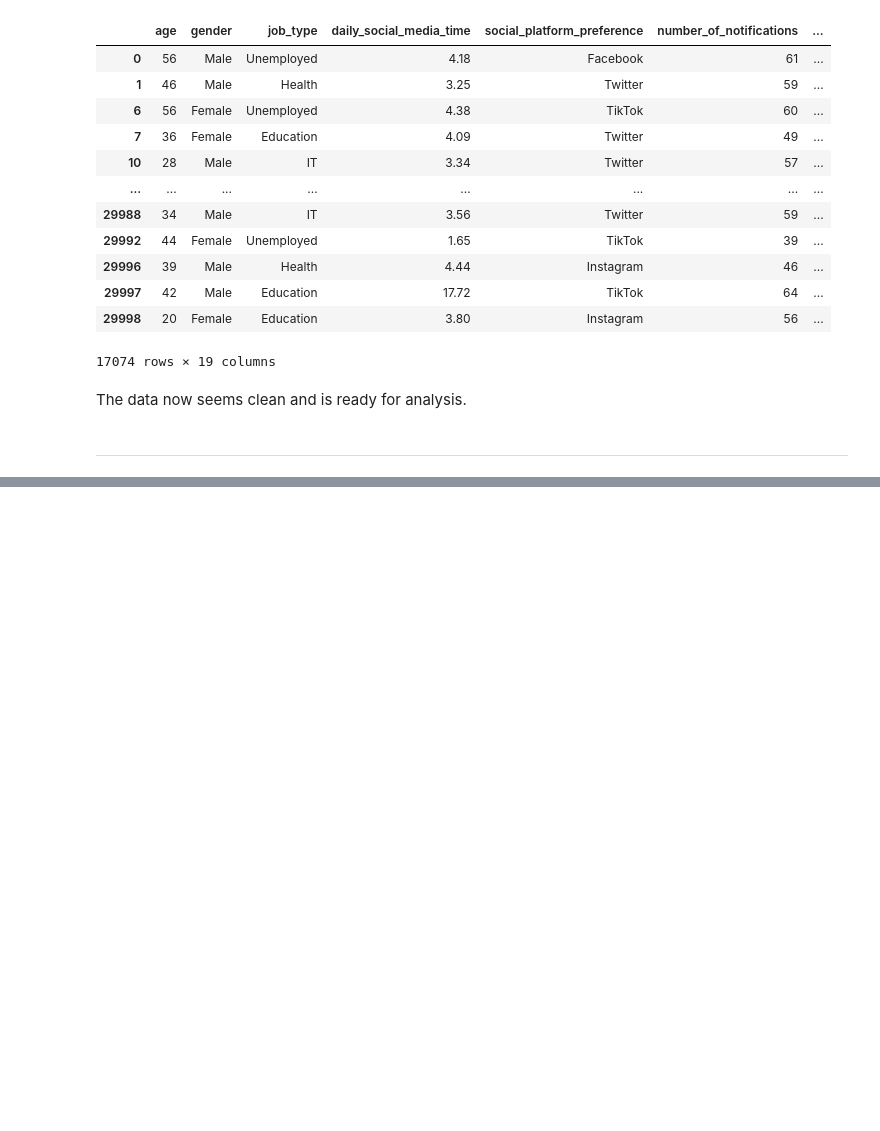
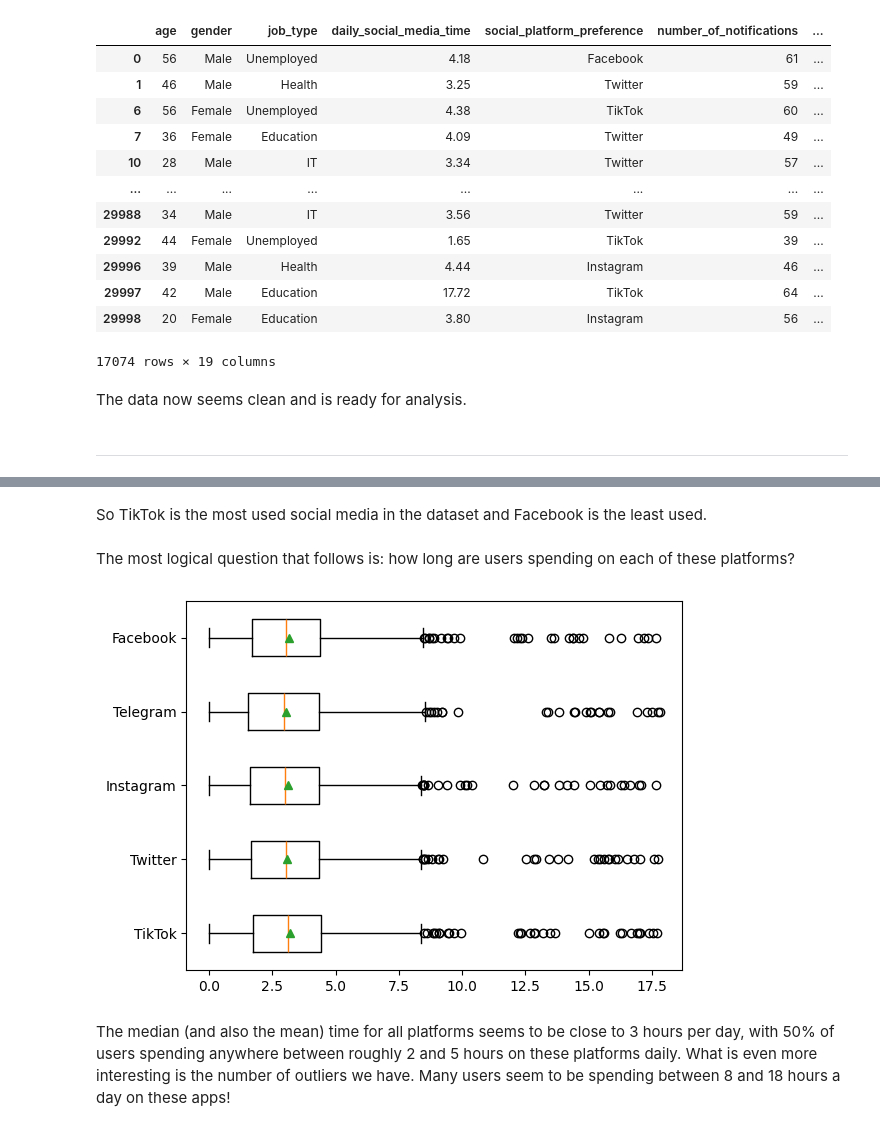
Before and after one commit to HusseinKasim/A-Data-Driven-Study-on-Social-Media-Usage-and-its-Effects-on-Users, a Jupyter notebook: Social_Media_Study.ipynb, the cells around one changed output, grey strips where cells are left out. Drawn from its saved outputs; the diff is of its cells as text; code cells hidden in the pictures; blank space fills up the shorter version.

```diff
--- a/Social_Media_Study.ipynb
+++ b/Social_Media_Study.ipynb
@@ -208,0 +225,17 @@ The data now seems clean and is ready for analysis.
+# %% [markdown]
+So TikTok is the most used social media in the dataset and Facebook is the least used.
+# %% [markdown]
+
+The most logical question that follows is: how long are users spending on each of these platforms?
+# %%
+# Loop through all platforms to get list of dfs of each platform
+platforms = ['TikTok', 'Twitter', 'Instagram', 'Telegram', 'Facebook']
+time_df = [df[df['social_platform_preference'] == platform]['daily_social_media_time'] for platform in platforms]
+
+# Plot boxplot
+plt.boxplot(x=time_df, labels=["TikTok", "Twitter", "Instagram", "Telegram", "Facebook"], vert=False, showmeans=True)
+plt.show()
+# %% [output]
+[figure, added]
+# %% [markdown]
+The median (and also the mean) time for all platforms seems to be close to 3 hours per day, with 50% of users spending anywhere between roughly 2 and 5 hours on these platforms daily. What is even more interesting is the number of outliers we have. Many users seem to be spending between 8 and 18 hours a day on these apps!
```
Also changed, not shown: parts of 11 cells of this notebook.
